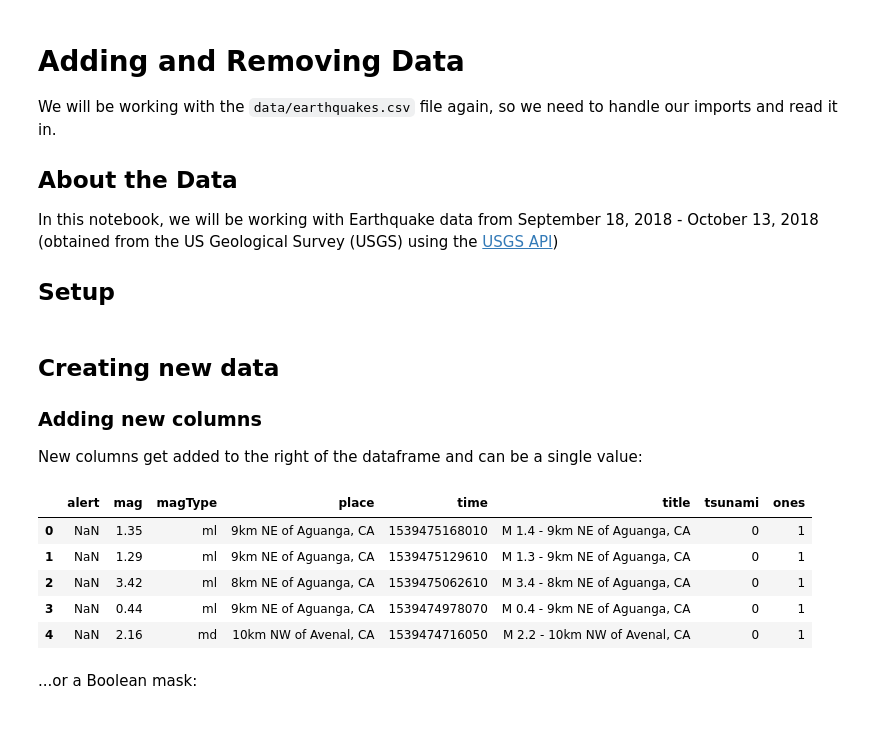
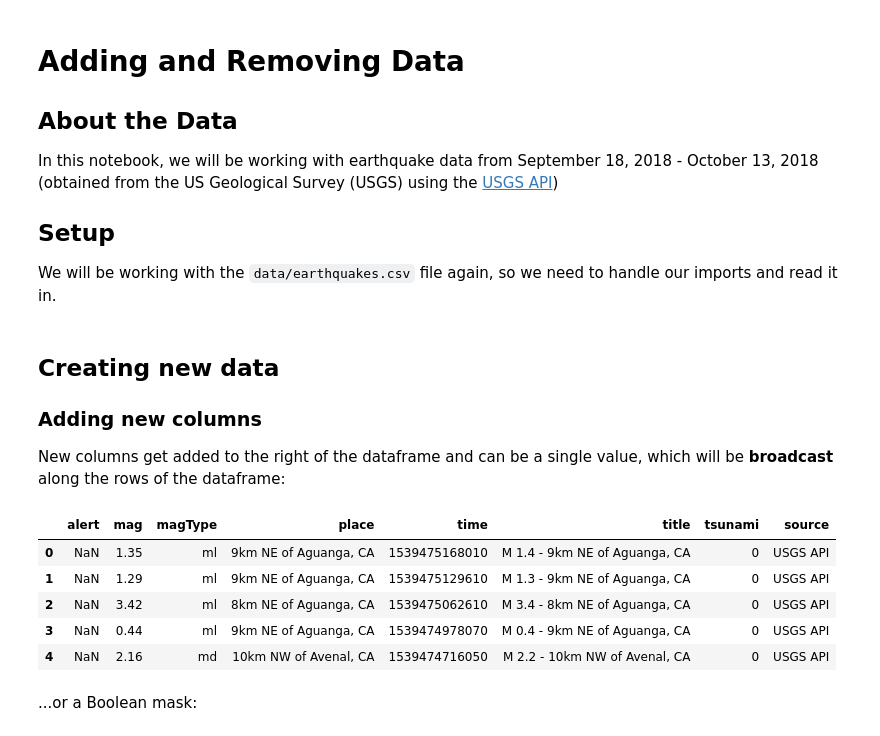
Before and after one commit to stefmolin/Hands-On-Data-Analysis-with-Pandas-2nd-edition, a Jupyter notebook: ch_02/6-adding_and_removing_data.ipynb, the cells around one changed output. Saved outputs shown, nothing was run; the diff lists cells and outputs as text; code cells hidden in the pictures.

```diff
--- a/ch_02/6-adding_and_removing_data.ipynb
+++ b/ch_02/6-adding_and_removing_data.ipynb
@@ -1,11 +1,11 @@
 # %% [markdown]
 # Adding and Removing Data
-We will be working with the `data/earthquakes.csv` file again, so we need to handle our imports and read it in.
 
 ## About the Data
-In this notebook, we will be working with Earthquake data from September 18, 2018 - October 13, 2018 (obtained from the US Geological Survey (USGS) using the [USGS API](https://earthquake.usgs.gov/fdsnws/event/1/))
+In this notebook, we will be working with earthquake data from September 18, 2018 - October 13, 2018 (obtained from the US Geological Survey (USGS) using the [USGS API](https://earthquake.usgs.gov/fdsnws/event/1/))
 
 ## Setup
+We will be working with the `data/earthquakes.csv` file again, so we need to handle our imports and read it in.
 # %%
 import numpy as np
 import pandas as pd
@@ -17,17 +17,17 @@ df = pd.read_csv(
 # %% [markdown]
 ## Creating new data
 ### Adding new columns
-New columns get added to the right of the dataframe and can be a single value:
+New columns get added to the right of the dataframe and can be a single value, which will be **broadcast** along the rows of the dataframe:
 # %%
-df['ones'] = 1
+df['source'] = 'USGS API'
 df.head()
 # %% [output]
-|  | alert | mag | magType | place | time | title | tsunami | ones |
-| 0 | NaN | 1.35 | ml | 9km NE of Aguanga, CA | 1539475168010 | M 1.4 - 9km NE of Aguanga, CA | 0 | 1 |
-| 1 | NaN | 1.29 | ml | 9km NE of Aguanga, CA | 1539475129610 | M 1.3 - 9km NE of Aguanga, CA | 0 | 1 |
-| 2 | NaN | 3.42 | ml | 8km NE of Aguanga, CA | 1539475062610 | M 3.4 - 8km NE of Aguanga, CA | 0 | 1 |
-| 3 | NaN | 0.44 | ml | 9km NE of Aguanga, CA | 1539474978070 | M 0.4 - 9km NE of Aguanga, CA | 0 | 1 |
-| 4 | NaN | 2.16 | md | 10km NW of Avenal, CA | 1539474716050 | M 2.2 - 10km NW of Avenal, CA | 0 | 1 |
+|  | alert | mag | magType | place | time | title | tsunami | source |
+| 0 | NaN | 1.35 | ml | 9km NE of Aguanga, CA | 1539475168010 | M 1.4 - 9km NE of Aguanga, CA | 0 | USGS API |
+| 1 | NaN | 1.29 | ml | 9km NE of Aguanga, CA | 1539475129610 | M 1.3 - 9km NE of Aguanga, CA | 0 | USGS API |
+| 2 | NaN | 3.42 | ml | 8km NE of Aguanga, CA | 1539475062610 | M 3.4 - 8km NE of Aguanga, CA | 0 | USGS API |
+| 3 | NaN | 0.44 | ml | 9km NE of Aguanga, CA | 1539474978070 | M 0.4 - 9km NE of Aguanga, CA | 0 | USGS API |
+| 4 | NaN | 2.16 | md | 10km NW of Avenal, CA | 1539474716050 | M 2.2 - 10km NW of Avenal, CA | 0 | USGS API |
 # %% [markdown]
 ...or a Boolean mask:
 # %%
```
Also changed, not shown: parts of 18 cells of this notebook.
